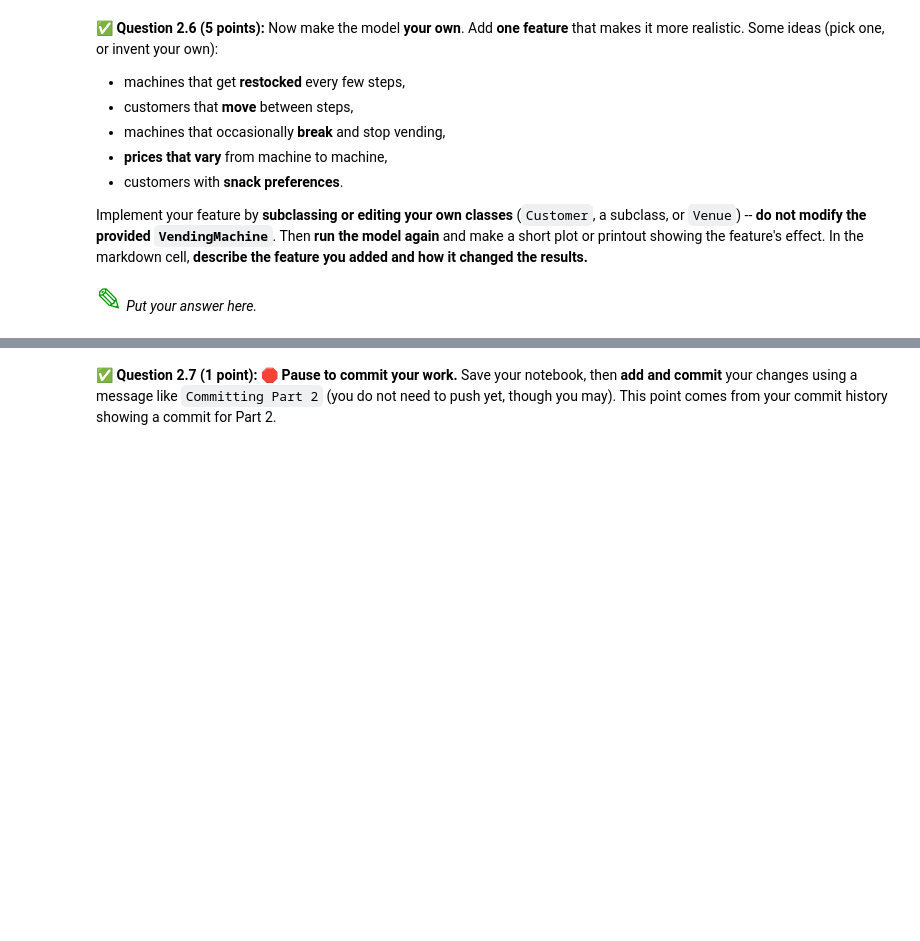
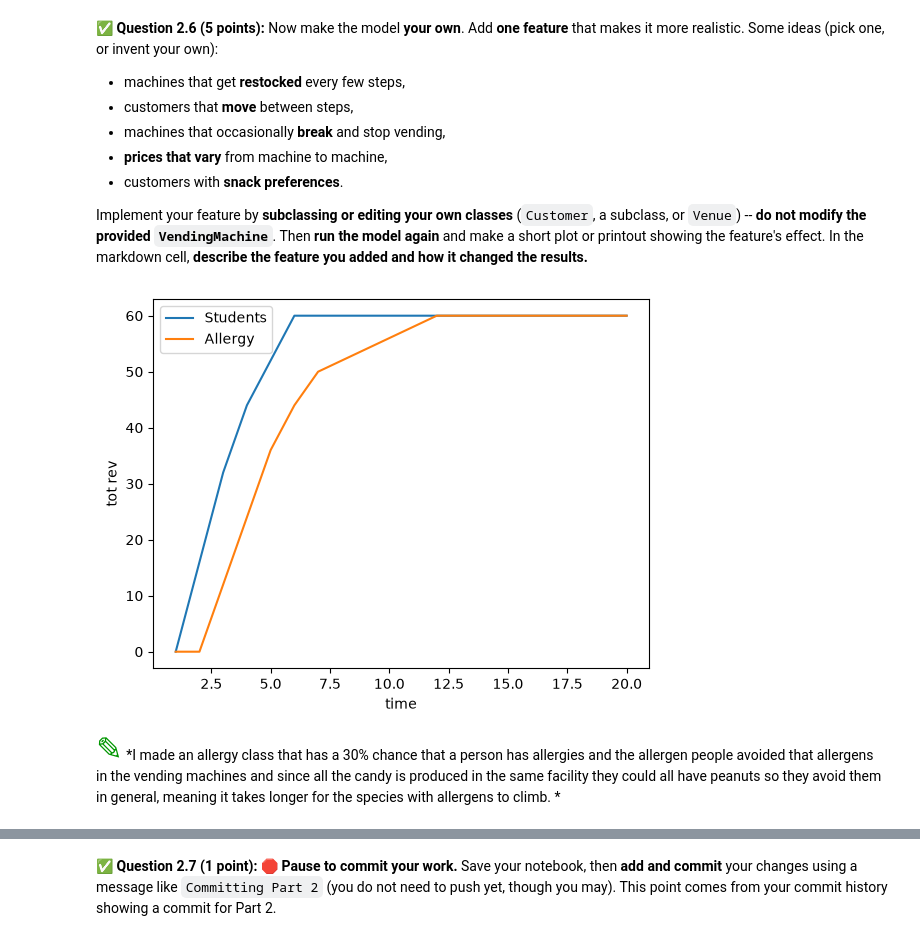
Before and after one commit to matthoppy07-dev/CMSE-202-f26-turnin, a Jupyter notebook: hw-02/HW02-ABMandGraphTheory-STUDENT.ipynb, the cells around one changed output, grey strips where cells are left out. Cells and saved outputs as stored; diff of their text form; code cells hidden in the pictures; blank space fills up the shorter version.

```diff
--- a/hw-02/HW02-ABMandGraphTheory-STUDENT.ipynb
+++ b/hw-02/HW02-ABMandGraphTheory-STUDENT.ipynb
@@ -394,5 +450,37 @@ how it changed the results.**
-# %% [markdown]
-<font size=6 color="#009600">&#9998;</font> *Put your answer here.*
+# %%
+# Put your enhancement here: implement the feature, run the model, and show its effect.
+class Allergy(Customer):
+    def __init__(self,position, allergy_rate = .3):
+        Customer.__init__(self,15,position,hunger_rate = 1, hunger_threshold = 3)
+        self.is_allergic = random.random() < allergy_rate
+
+    def wants_to_buy(self):
+        if self.is_allergic:
+            return False
+        return self.hunger>= self.hunger_threshold and self.cash >=1
+# %%
+venuestu = build_venue(16,0)
+base = build_venue(16,0)
+allg_customers = []
+for i in base.customers:
+    allg_customers.append(Allergy(i.position))
+venueallg = Venue(base.machines, allg_customers)
+
+steps = 20
+totstu = venuestu.run(steps)
+totallg = venueallg.run(steps)
+
+time = list(range(1,steps+1))
+plt.plot(time, totstu, label = "Students")
+plt.plot(time,totallg, label = "Allergy")
+plt.xlabel("time")
+plt.ylabel("tot rev")
+plt.legend()
+plt.show()
+# %% [output]
+[figure, added]
+# %% [markdown]
+<font size=6 color="#009600">&#9998;</font> *I made an allergy class that has a 30% chance that a person has allergies and the allergen people avoided that allergens in the vending machines and since all the candy is produced in the same facility they could all have peanuts so they avoid them in general, meaning it takes longer for the species with allergens to climb. *
 # %% [markdown]
 <!-- END QUESTION -->
 <!-- DO NOT MODIFY OR DELETE THIS CELL -->
```
Also changed, not shown: parts of 12 cells of this notebook.
